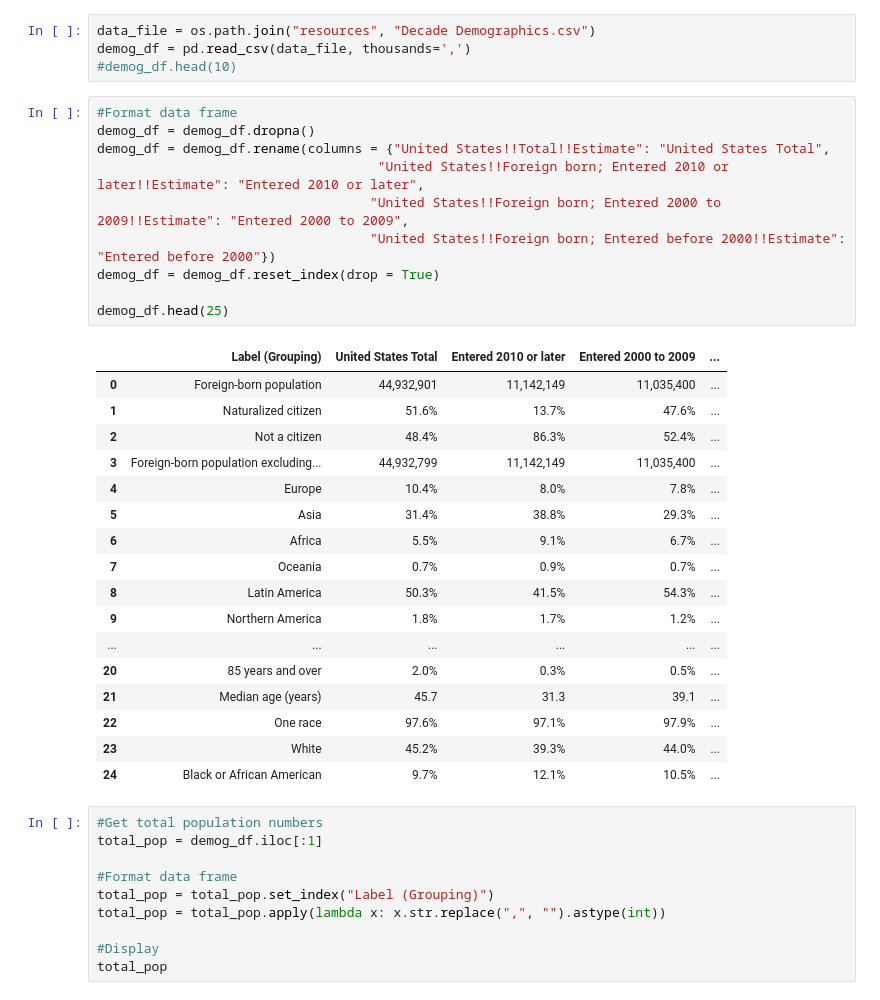
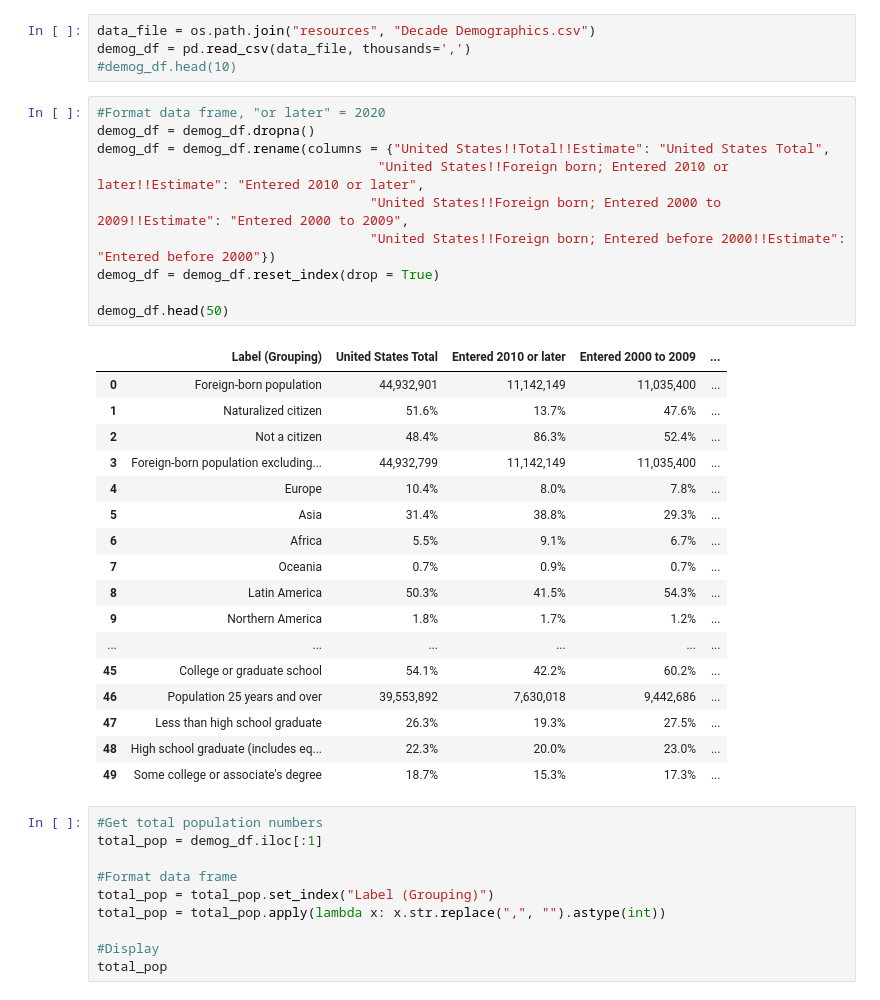
Before and after one commit to halabi93/Immigration-Data-Analysis, a Jupyter notebook: ImmigrantData.ipynb, the cells around one changed output. Drawn from its saved outputs; the diff is of its cells as text.

```diff
--- a/ImmigrantData.ipynb
+++ b/ImmigrantData.ipynb
@@ -15,33 +15,33 @@ data_file = os.path.join("resources", "Decade Demographics.csv")
 demog_df = pd.read_csv(data_file, thousands=',')
 #demog_df.head(10)
 # %%
-#Format data frame
+#Format data frame, "or later" = 2020
 demog_df = demog_df.dropna()
 demog_df = demog_df.rename(columns = {"United States!!Total!!Estimate": "United States Total",
                                     "United States!!Foreign born; Entered 2010 or later!!Estimate": "Entered 2010 or later",
                                    "United States!!Foreign born; Entered 2000 to 2009!!Estimate": "Entered 2000 to 2009",
                                    "United States!!Foreign born; Entered before 2000!!Estimate": "Entered before 2000"})
 demog_df = demog_df.reset_index(drop = True)
 
-demog_df.head(25)
+demog_df.head(50)
 # %% [output]
 |  | Label (Grouping) | United States Total | Entered 2010 or later | Entered 2000 to 2009 | ... |
 | 0 | Foreign-born population | 44,932,901 | 11,142,149 | 11,035,400 | ... |
 | 1 | Naturalized citizen | 51.6% | 13.7% | 47.6% | ... |
 | 2 | Not a citizen | 48.4% | 86.3% | 52.4% | ... |
 | 3 | Foreign-born population excluding... | 44,932,799 | 11,142,149 | 11,035,400 | ... |
 | 4 | Europe | 10.4% | 8.0% | 7.8% | ... |
 | 5 | Asia | 31.4% | 38.8% | 29.3% | ... |
 | 6 | Africa | 5.5% | 9.1% | 6.7% | ... |
 | 7 | Oceania | 0.7% | 0.9% | 0.7% | ... |
 | 8 | Latin America | 50.3% | 41.5% | 54.3% | ... |
 | 9 | Northern America | 1.8% | 1.7% | 1.2% | ... |
 | ... | ... | ... | ... | ... | ... |
-| 20 | 85 years and over | 2.0% | 0.3% | 0.5% | ... |
-| 21 | Median age (years) | 45.7 | 31.3 | 39.1 | ... |
-| 22 | One race | 97.6% | 97.1% | 97.9% | ... |
-| 23 | White | 45.2% | 39.3% | 44.0% | ... |
-| 24 | Black or African American | 9.7% | 12.1% | 10.5% | ... |
+| 45 | College or graduate school | 54.1% | 42.2% | 60.2% | ... |
+| 46 | Population 25 years and over | 39,553,892 | 7,630,018 | 9,442,686 | ... |
+| 47 | Less than high school graduate | 26.3% | 19.3% | 27.5% | ... |
+| 48 | High school graduate (includes eq... | 22.3% | 20.0% | 23.0% | ... |
+| 49 | Some college or associate's degree | 18.7% | 15.3% | 17.3% | ... |
 # %%
 #Get total population numbers
 total_pop = demog_df.iloc[:1]
```
Also changed, not shown: parts of 2 cells of this notebook.
